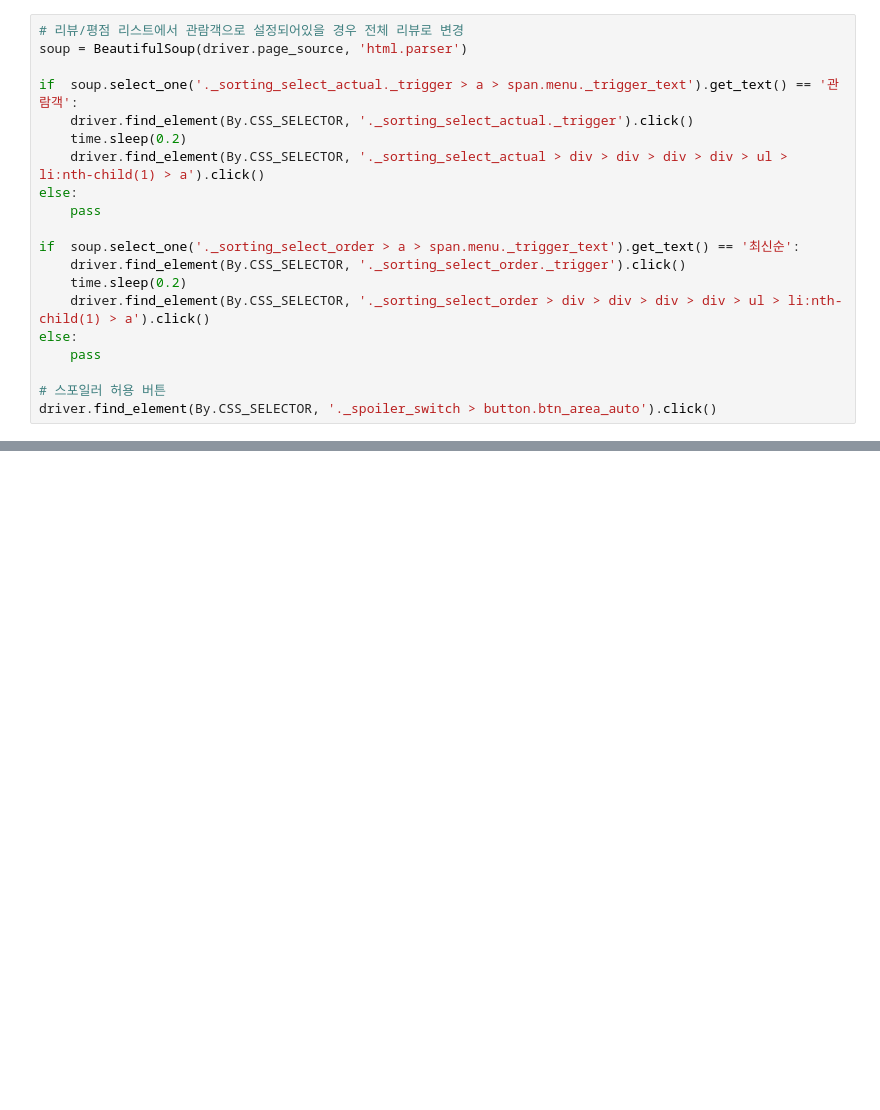
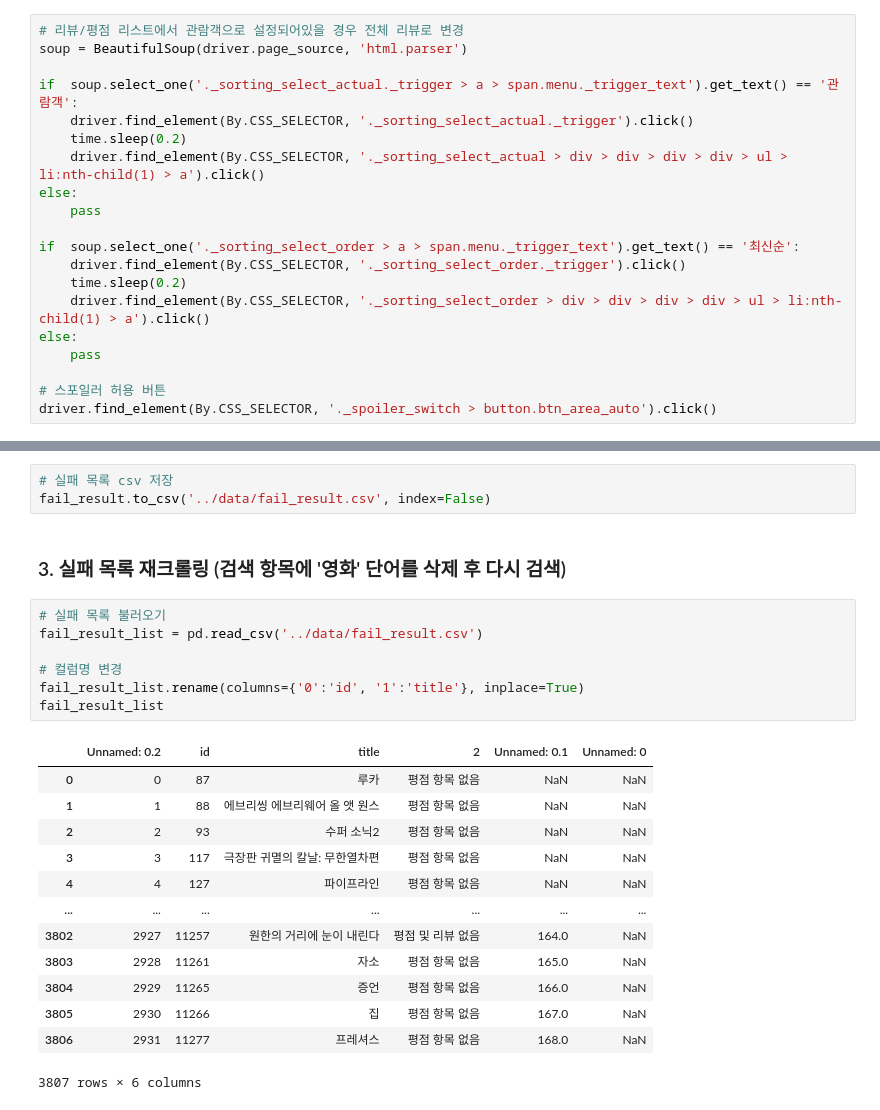
Before and after one commit to sangchun1/movie_rating_predict, a Jupyter notebook: crawling/review-rating.ipynb, the cells around one changed output, grey strips where cells are left out. Saved outputs shown, nothing was run; the diff lists cells and outputs as text; blank space fills up the shorter version.

```diff
--- a/crawling/review-rating.ipynb
+++ b/crawling/review-rating.ipynb
@@ -167 +387,27 @@ for org_rv in rating_before:
+# %%
+# 실패 목록 csv 저장
+fail_result.to_csv('../data/fail_result.csv', index=False)
+# %% [markdown]
+### 3. 실패 목록 재크롤링 (검색 항목에 '영화' 단어를 삭제 후 다시 검색)
+# %%
+# 실패 목록 불러오기
+fail_result_list = pd.read_csv('../data/fail_result.csv')
+
+# 컬럼명 변경
+fail_result_list.rename(columns={'0':'id', '1':'title'}, inplace=True)
+fail_result_list
+# %% [output]
+|  | Unnamed: 0.2 | id | title | 2 | Unnamed: 0.1 | Unnamed: 0 |
+| 0 | 0 | 87 | 루카 | 평점 항목 없음 | NaN | NaN |
+| 1 | 1 | 88 | 에브리씽 에브리웨어 올 앳 원스 | 평점 항목 없음 | NaN | NaN |
+| 2 | 2 | 93 | 수퍼 소닉2 | 평점 항목 없음 | NaN | NaN |
+| 3 | 3 | 117 | 극장판 귀멸의 칼날: 무한열차편 | 평점 항목 없음 | NaN | NaN |
+| 4 | 4 | 127 | 파이프라인 | 평점 항목 없음 | NaN | NaN |
+| ... | ... | ... | ... | ... | ... | ... |
+| 3802 | 2927 | 11257 | 원한의 거리에 눈이 내린다 | 평점 및 리뷰 없음 | 164.0 | NaN |
+| 3803 | 2928 | 11261 | 자소 | 평점 항목 없음 | 165.0 | NaN |
+| 3804 | 2929 | 11265 | 증언 | 평점 항목 없음 | 166.0 | NaN |
+| 3805 | 2930 | 11266 | 집 | 평점 항목 없음 | 167.0 | NaN |
+| 3806 | 2931 | 11277 | 프레셔스 | 평점 항목 없음 | 168.0 | NaN |
+3807 rows × 6 columns
 # %%
```
Also changed, not shown: parts of 44 cells of this notebook, 7 other files.
